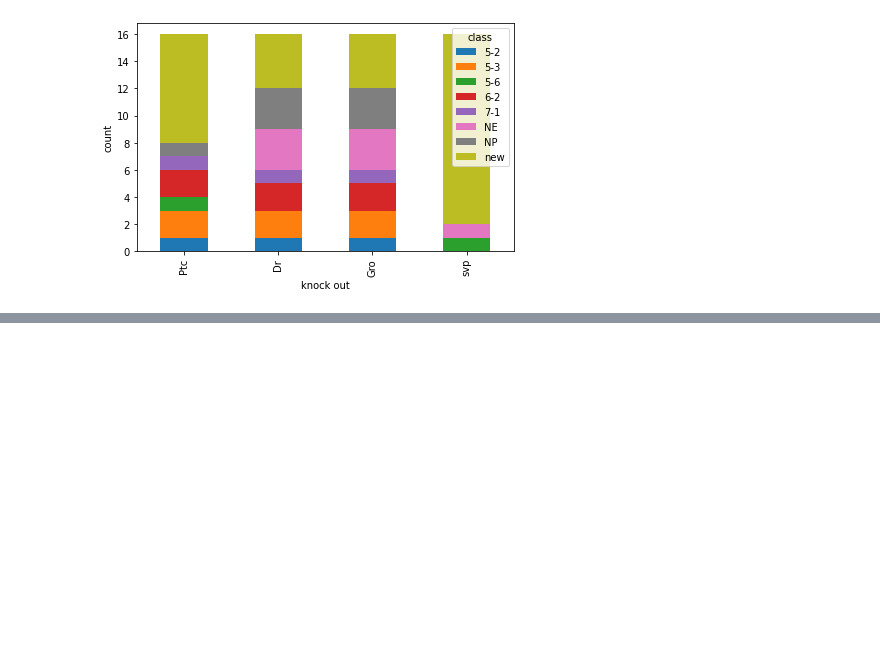
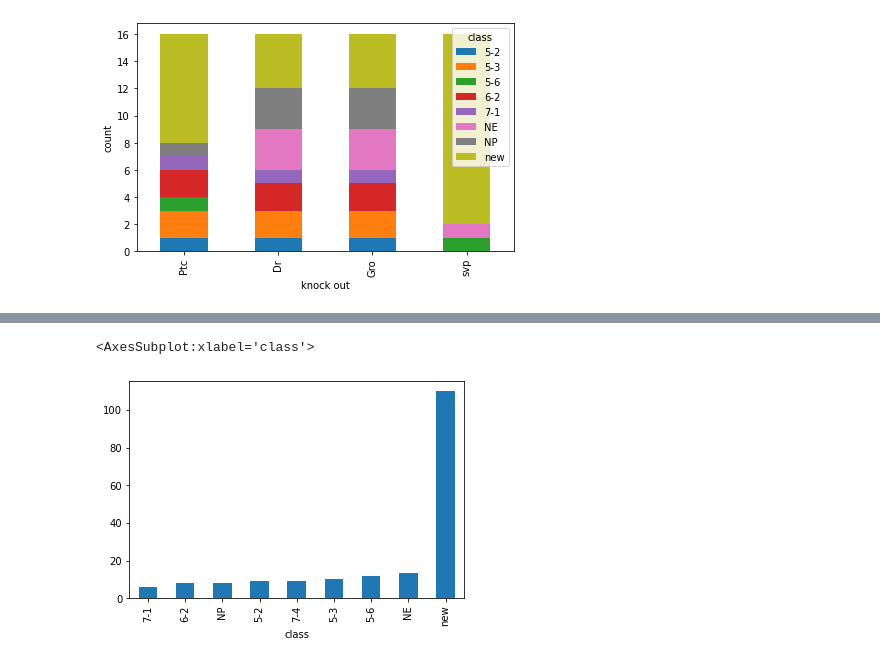
Before and after one commit to ozlembahar/devo-grn, a Jupyter notebook: notebooks/BooleanModel/ginsim.ipynb, the cells around one changed output, grey strips where cells are left out. Cells and saved outputs as stored; diff of their text form; code cells hidden in the pictures; blank space fills up the shorter version.

```diff
--- a/notebooks/BooleanModel/ginsim.ipynb
+++ b/notebooks/BooleanModel/ginsim.ipynb
@@ -654,0 +815,5 @@ plt.savefig('./perturbations/images/KOs_output_freqs_svp_ptc_dr_gro.png', dpi=10
+# %%
+KOs_counts.sort_values().plot.bar()  # normalized, 'new' is not normalized
+# %% [output]
+<AxesSubplot:xlabel='class'>
+[figure, added]
```
Also changed, not shown: parts of 50 cells of this notebook, 3 other files.
